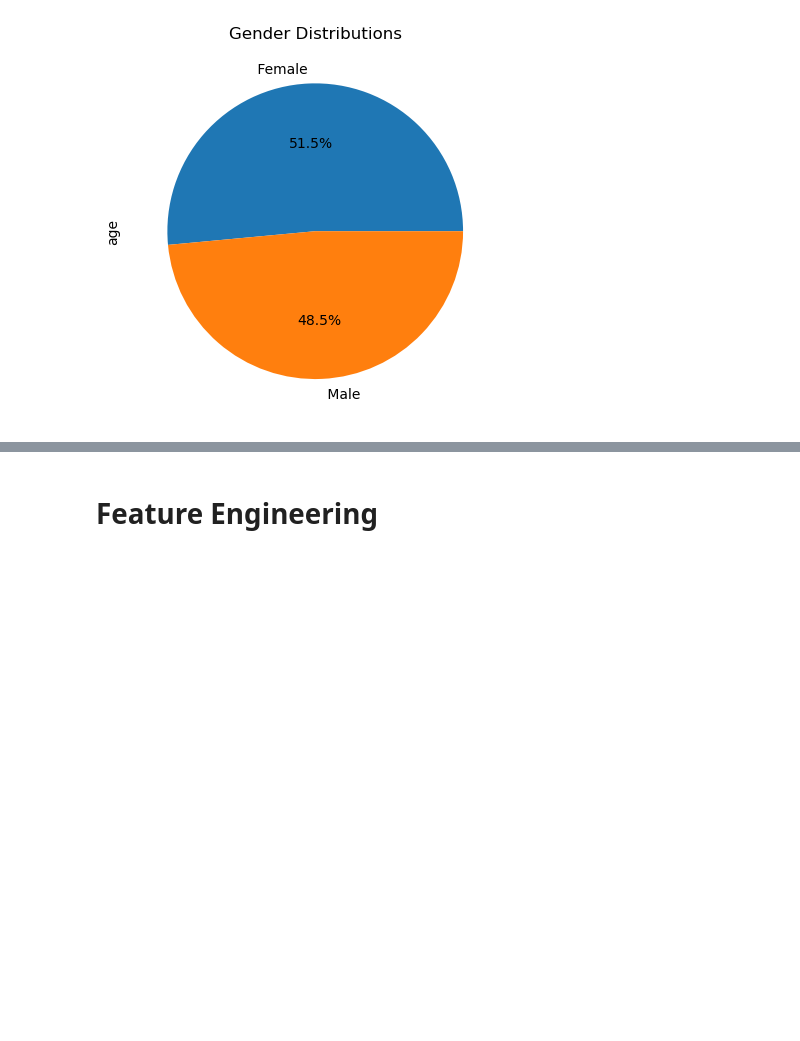
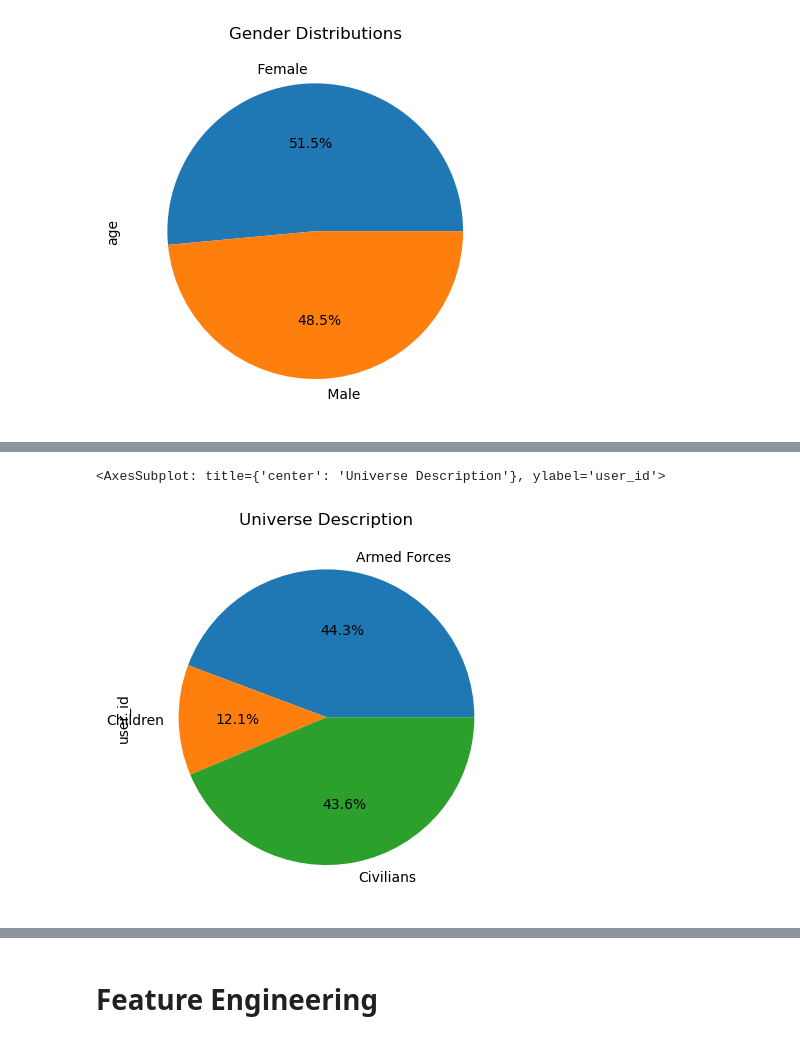
Before and after one commit to kleokog/Mycodes, a Jupyter notebook: main_script.ipynb, the cells around one changed output, grey strips where cells are left out. Drawn from its saved outputs; the diff is of its cells as text; code cells hidden in the pictures; blank space fills up the shorter version.

```diff
--- a/main_script.ipynb
+++ b/main_script.ipynb
@@ -89,0 +148,5 @@ X_data.groupby(['sex'])['age'].count().plot.pie(autopct='%1.1f%%', title = "Gend
+# %%
+full_dataset.reset_index().groupby(['universe_descritpion'])['user_id'].count().plot.pie(autopct='%1.1f%%', title = "Universe Description")
+# %% [output]
+<AxesSubplot: title={'center': 'Universe Description'}, ylabel='user_id'>
+[figure, added]
```
Also changed, not shown: parts of 20 cells of this notebook.
